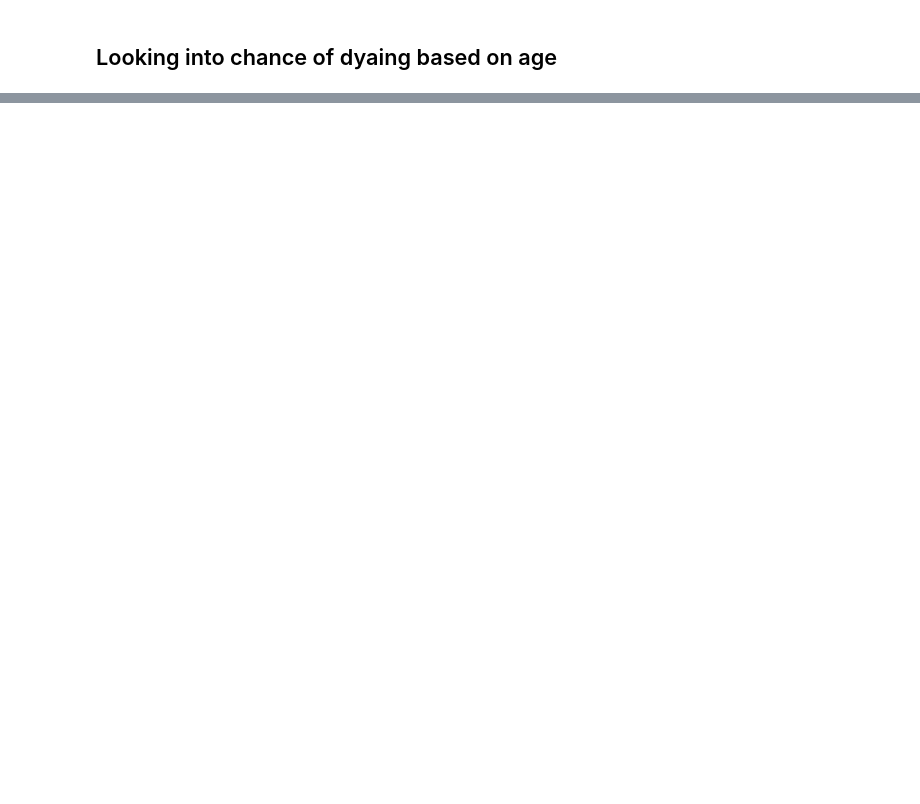
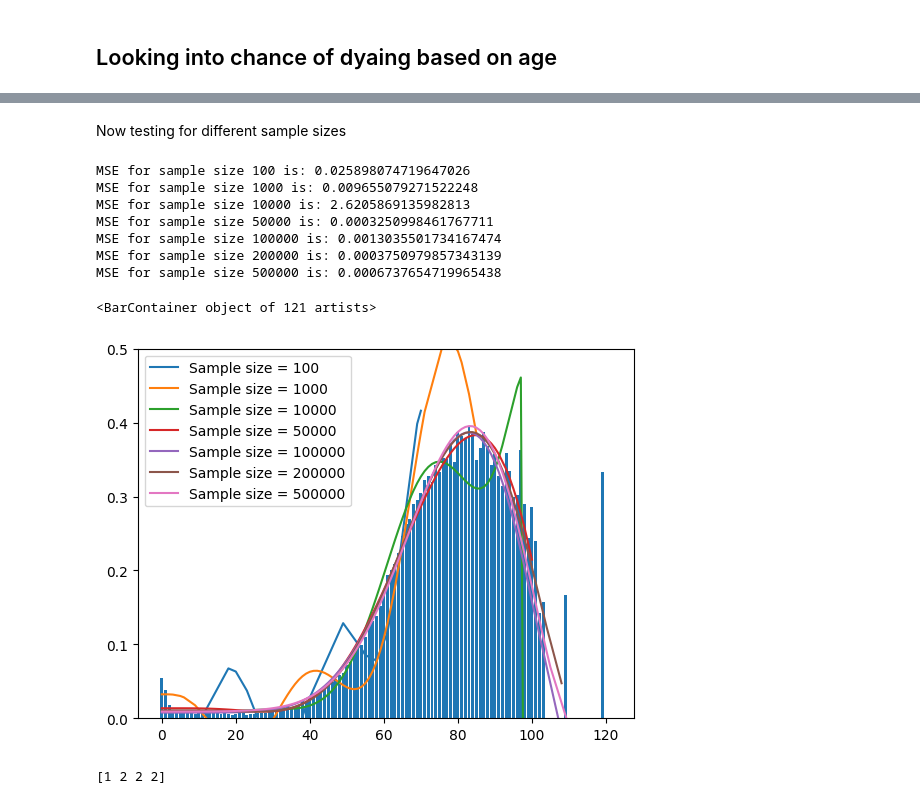
Before and after one commit to mathiasmellemstuen/FYS_STK4155_Prosjekt_3, a Jupyter notebook: src/main.ipynb, the cells around one changed output, grey strips where cells are left out. Saved outputs shown, nothing was run; the diff lists cells and outputs as text; code cells hidden in the pictures; blank space fills up the shorter version.

```diff
--- a/src/main.ipynb
+++ b/src/main.ipynb
@@ -230,0 +369,64 @@ accuracy_score(pred, Y_test)
+# %% [markdown]
+Now testing for different sample sizes
+# %%
+
+for M in [100,1000,10000, 50000, 100000, 200000, 500000]:
+    Age = X[:,6]
+
+    #Shuffling data because it seems not random enough for good resampling
+    Age, new_Y = shuffle(Age,Y)
+
+    #M = len(Age) #chosen number of data points
+    n = len(Age)
+    m = int(n/M)
+    random_index = np.random.randint(m)*M
+    new_Age = Age[random_index:random_index+M]
+    new_Y = new_Y[random_index:random_index+M]
+
+    Age_train, Age_test, YA_train, YA_test = train_test_split(new_Age, new_Y, test_size=0.2)
+
+    deaths_train = ChanceDying(Age_train, YA_train)
+    probx_train, proby_train = MakeArray(deaths_train)
+
+    deaths_test = ChanceDying(Age_test, YA_test)
+    probx_test, proby_test = MakeArray(deaths_test)
+
+    lin = LinearRegression()
+    poly = PolynomialFeatures(degree=10)
+    X_poly = poly.fit_transform(probx_train.reshape(-1,1))
+    lin.fit(X_poly, proby_train)
+
+    X_poly_test = poly.fit_transform(probx_test.reshape(-1,1))
+    pred = lin.predict(X_poly_test)
+    plt.plot(probx_test, pred, label=f"Sample size = {M}")
+
+    print(f"MSE for sample size {M} is:",MSE(ans[:len(pred)], pred))
+
+    #length = 100
+    #X_poly_true = poly.fit_transform(X_true.reshape(-1,1))
+    #plt.plot(X_true[:length], lin.predict(X_poly_true[:length]))
+
+
+plt.legend()
+plt.ylim(0,0.5)
+plt.bar(X_true, ans)
+# %% [output]
+MSE for sample size 100 is: 0.025898074719647026
+MSE for sample size 1000 is: 0.009655079271522248
+MSE for sample size 10000 is: 2.6205869135982813
+MSE for sample size 50000 is: 0.0003250998461767711
+MSE for sample size 100000 is: 0.0013035501734167474
+MSE for sample size 200000 is: 0.0003750979857343139
+MSE for sample size 500000 is: 0.0006737654719965438
+<BarContainer object of 121 artists>
+[figure, added]
+# %%
+#Test code, use later for removing features
+
+A = [1,2,2,2,3,3,5,5]
+A = np.array(A)
+remove = np.where(A > 2)
+A = np.delete(A, remove)
+print(A)
+# %% [output]
+[1 2 2 2]
```
Also changed, not shown: parts of 19 cells of this notebook, 4 other files.
